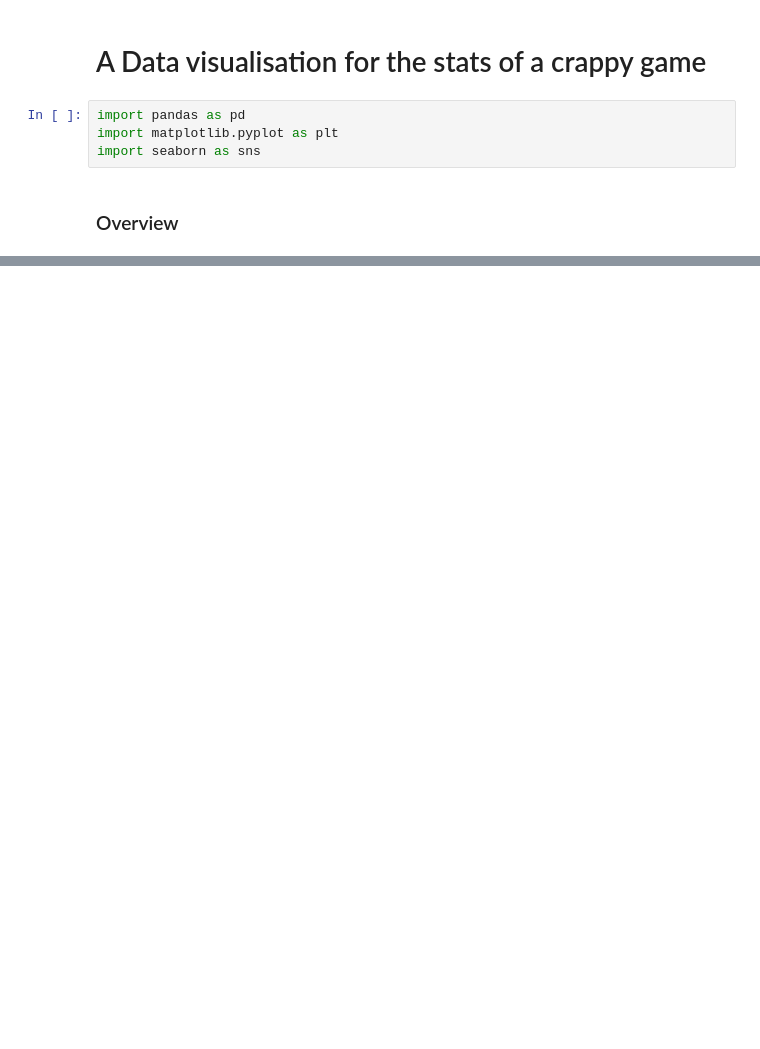
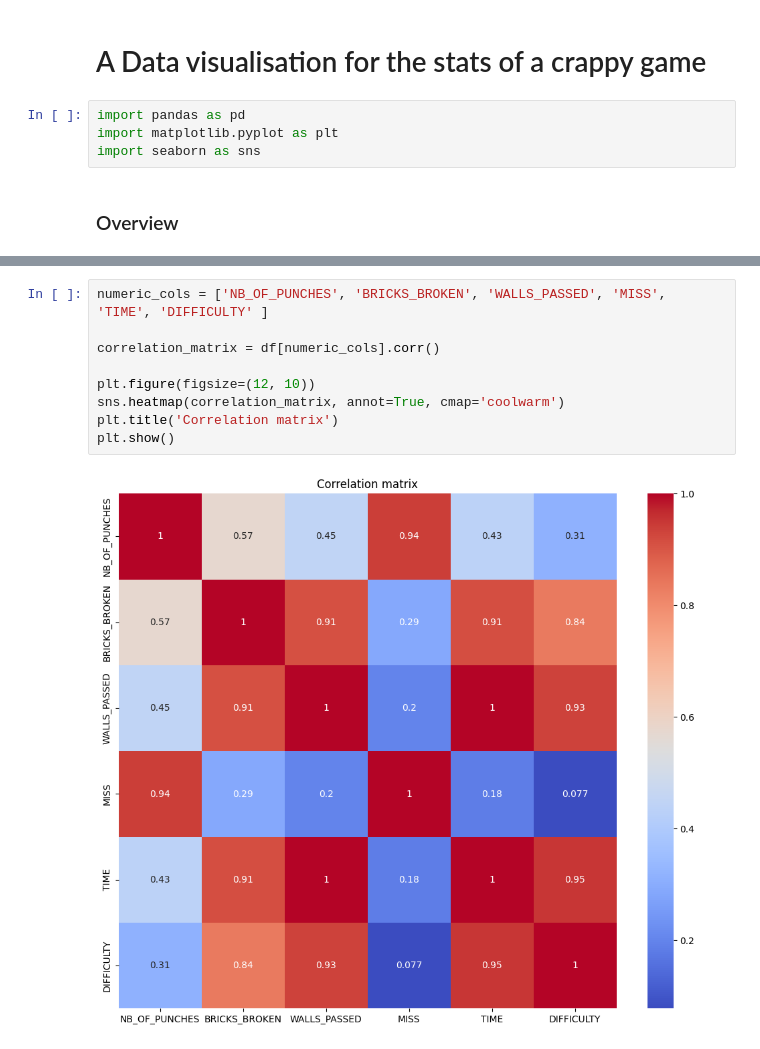
Before and after one commit to ISDriss/Wall-Crusher, a Jupyter notebook: data/datavise.ipynb, the cells around one changed output, grey strips where cells are left out. Cells and saved outputs as stored; diff of their text form; blank space fills up the shorter version.

```diff
--- a/data/datavise.ipynb
+++ b/data/datavise.ipynb
@@ -48,0 +85,11 @@ The games are ordered chronologicaly
+# %%
+numeric_cols = ['NB_OF_PUNCHES', 'BRICKS_BROKEN', 'WALLS_PASSED', 'MISS', 'TIME', 'DIFFICULTY' ]
+
+correlation_matrix = df[numeric_cols].corr()
+
+plt.figure(figsize=(12, 10))
+sns.heatmap(correlation_matrix, annot=True, cmap='coolwarm')
+plt.title('Correlation matrix')
+plt.show()
+# %% [output]
+[figure, added]
```
Also changed, not shown: parts of 10 cells of this notebook.
